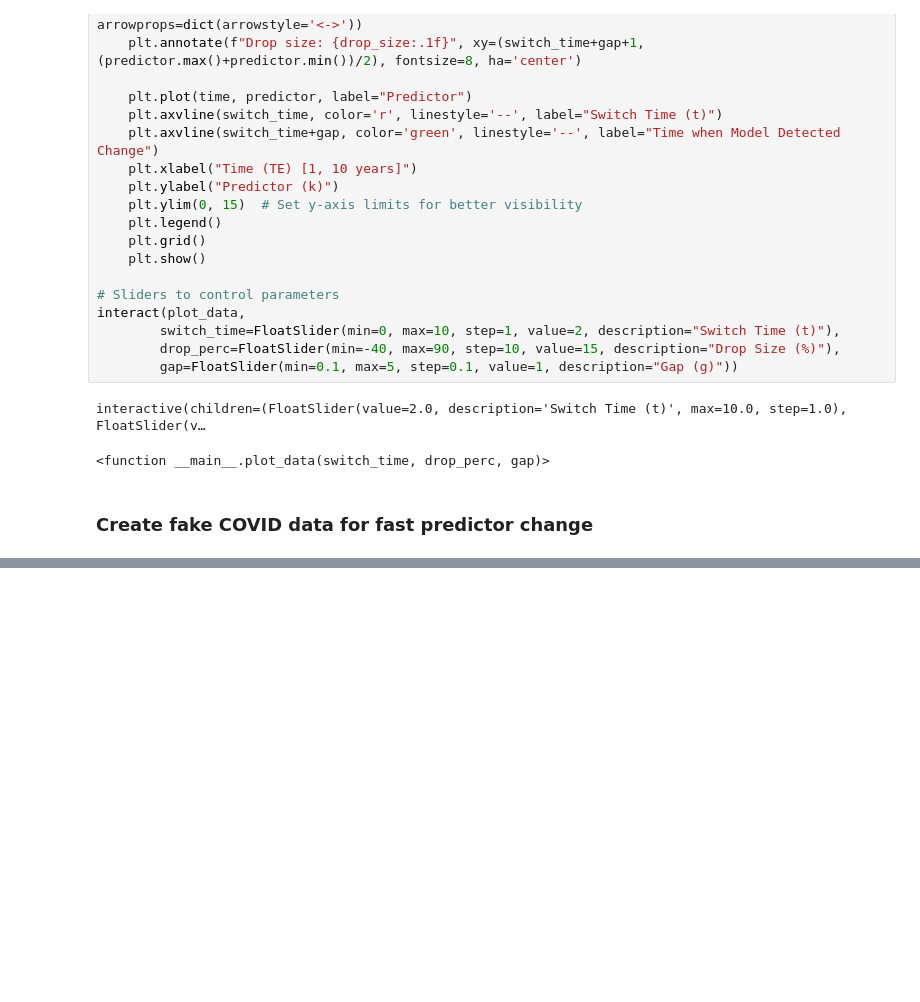
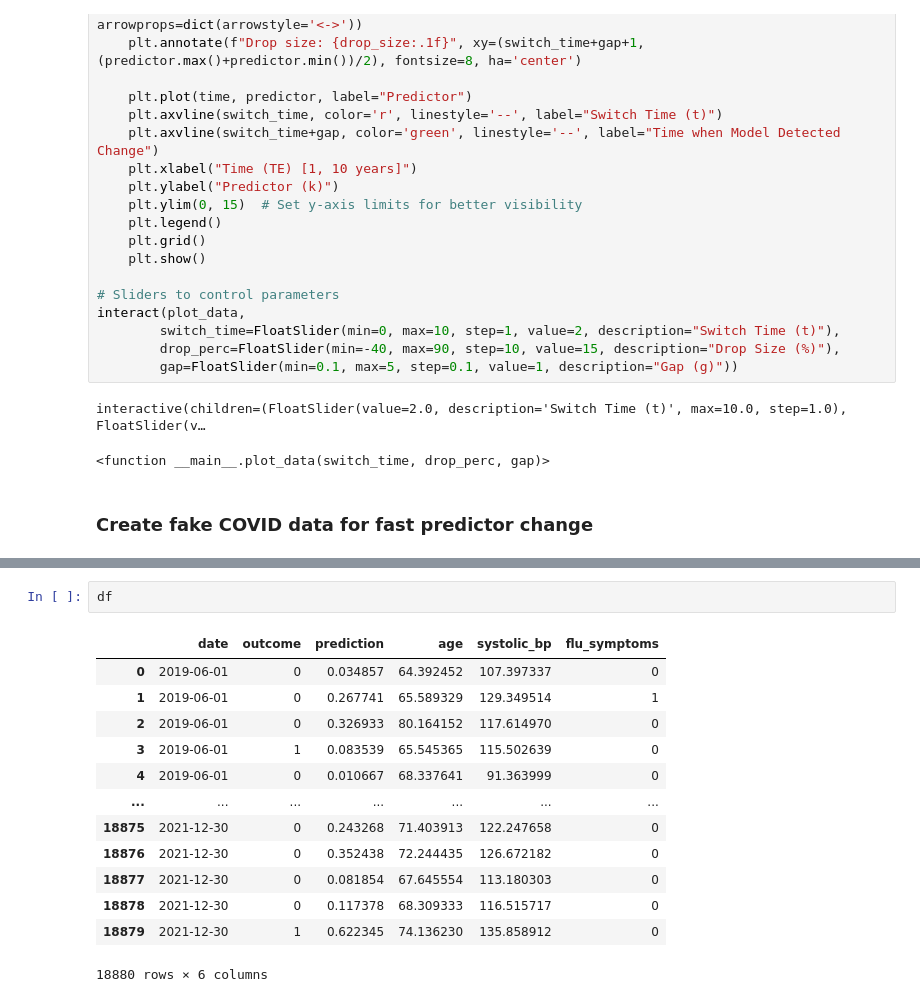
Before and after one commit to sdrelton/PREDICT, a Jupyter notebook: Comparison/detect_comparison.ipynb, the cells around one changed output, grey strips where cells are left out. Saved outputs shown, nothing was run; the diff lists cells and outputs as text; blank space fills up the shorter version.

```diff
--- a/Comparison/detect_comparison.ipynb
+++ b/Comparison/detect_comparison.ipynb
@@ -290,0 +233,16 @@ NUTS: [Intercept, age, systolic_bp]
+# %%
+df
+# %% [output]
+|  | date | outcome | prediction | age | systolic_bp | flu_symptoms |
+| 0 | 2019-06-01 | 0 | 0.034857 | 64.392452 | 107.397337 | 0 |
+| 1 | 2019-06-01 | 0 | 0.267741 | 65.589329 | 129.349514 | 1 |
+| 2 | 2019-06-01 | 0 | 0.326933 | 80.164152 | 117.614970 | 0 |
+| 3 | 2019-06-01 | 1 | 0.083539 | 65.545365 | 115.502639 | 0 |
+| 4 | 2019-06-01 | 0 | 0.010667 | 68.337641 | 91.363999 | 0 |
+| ... | ... | ... | ... | ... | ... | ... |
+| 18875 | 2021-12-30 | 0 | 0.243268 | 71.403913 | 122.247658 | 0 |
+| 18876 | 2021-12-30 | 0 | 0.352438 | 72.244435 | 126.672182 | 0 |
+| 18877 | 2021-12-30 | 0 | 0.081854 | 67.645554 | 113.180303 | 0 |
+| 18878 | 2021-12-30 | 0 | 0.117378 | 68.309333 | 116.515717 | 0 |
+| 18879 | 2021-12-30 | 1 | 0.622345 | 74.136230 | 135.858912 | 0 |
+18880 rows × 6 columns
```
Also changed, not shown: parts of 6 cells of this notebook.
